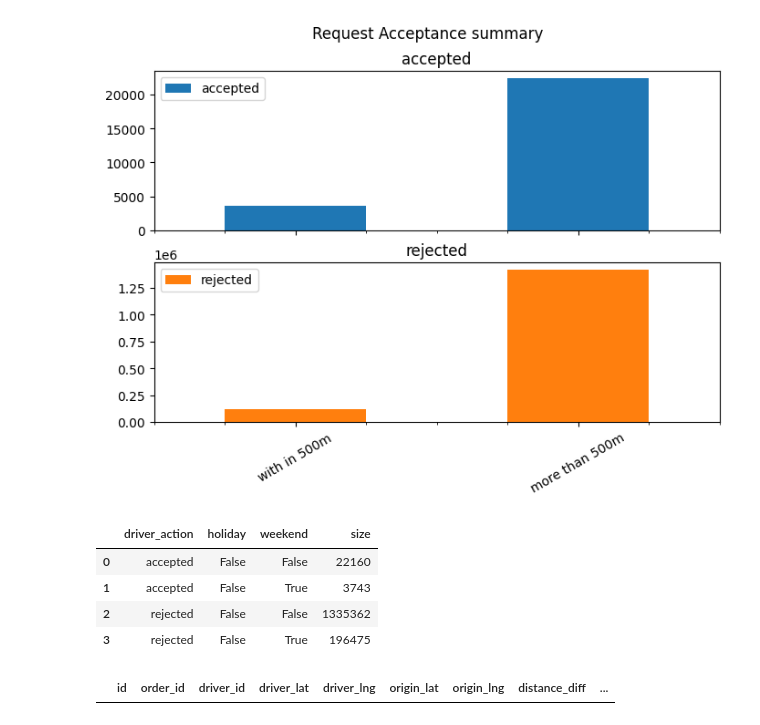
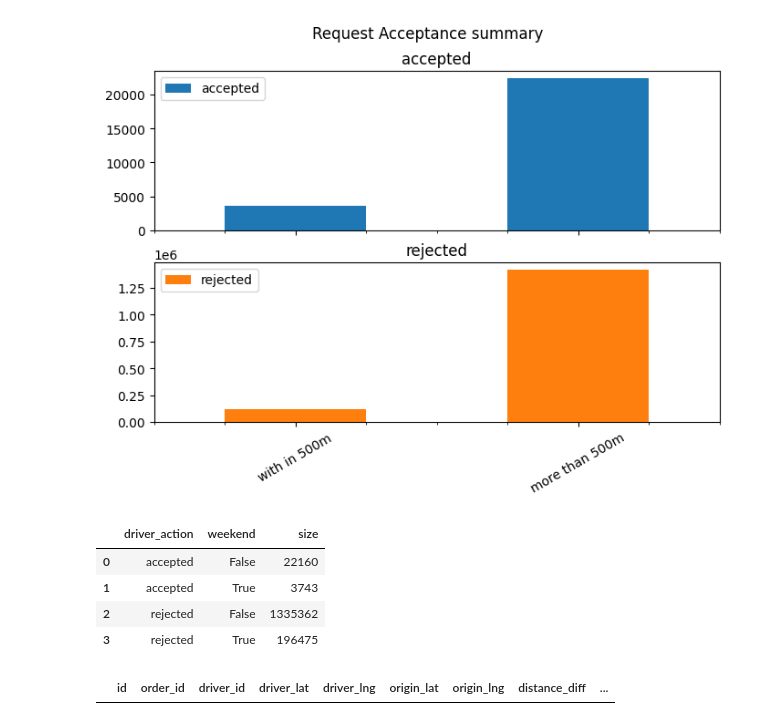
Before and after one commit to Nathnael12/Causal-Inference, a Jupyter notebook: notebooks/delivery_request_EDA.ipynb, the cells around one changed output. Drawn from its saved outputs; the diff is of its cells as text; code cells hidden in the pictures.

Commit message:
visualize driver's action by weekend summary

```diff
--- a/notebooks/delivery_request_EDA.ipynb
+++ b/notebooks/delivery_request_EDA.ipynb
@@ -184,13 +184,13 @@ merged_df.to_csv("../data/merged_df.csv",index=False)
 # you can start from here by loading the merged dataframe
 merged_df=pd.read_csv("../data/merged_df.csv")
 # %%
-merged_df.groupby(["driver_action","holiday","weekend"],as_index=False).size()#agg({"driver_action":"count","holiday":"count"})
+merged_df.groupby(["driver_action","weekend"],as_index=False).size()#agg({"driver_action":"count","holiday":"count"})
 # %% [output]
-|  | driver_action | holiday | weekend | size |
-| 0 | accepted | False | False | 22160 |
-| 1 | accepted | False | True | 3743 |
-| 2 | rejected | False | False | 1335362 |
-| 3 | rejected | False | True | 196475 |
+|  | driver_action | weekend | size |
+| 0 | accepted | False | 22160 |
+| 1 | accepted | True | 3743 |
+| 2 | rejected | False | 1335362 |
+| 3 | rejected | True | 196475 |
 # %%
 merged_df[merged_df["holiday"]==True]
 # %% [output]
```
Also changed, not shown: parts of 1 cell of this notebook.
